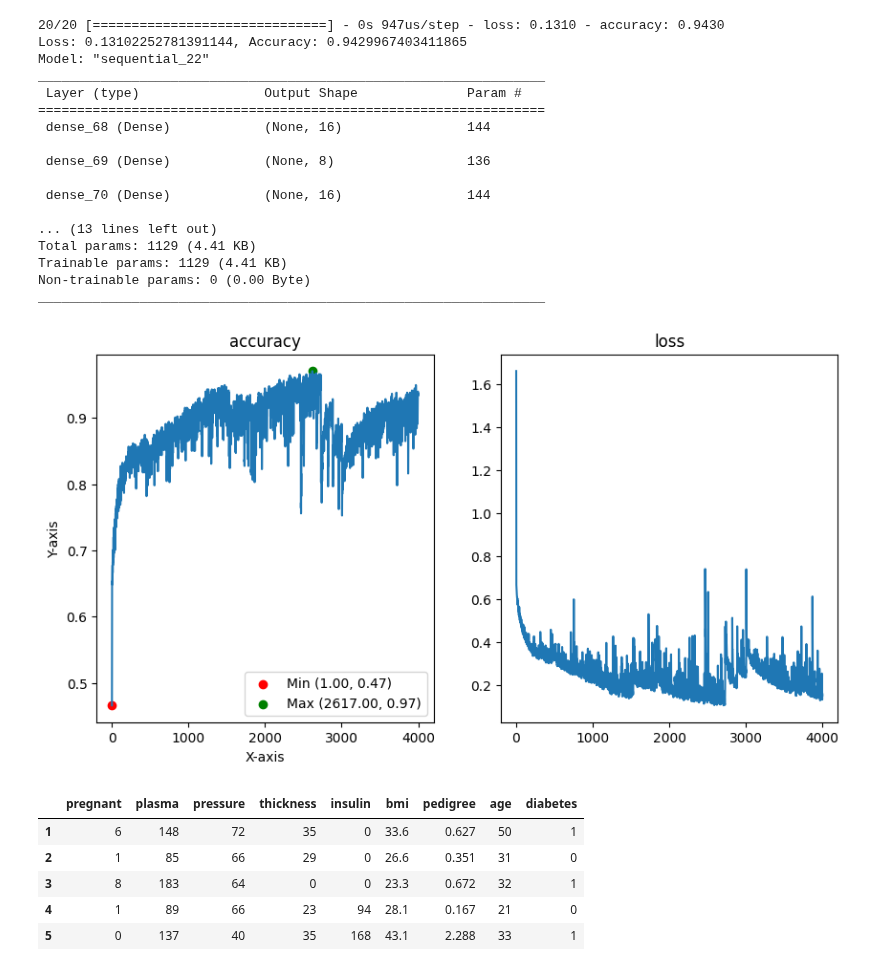
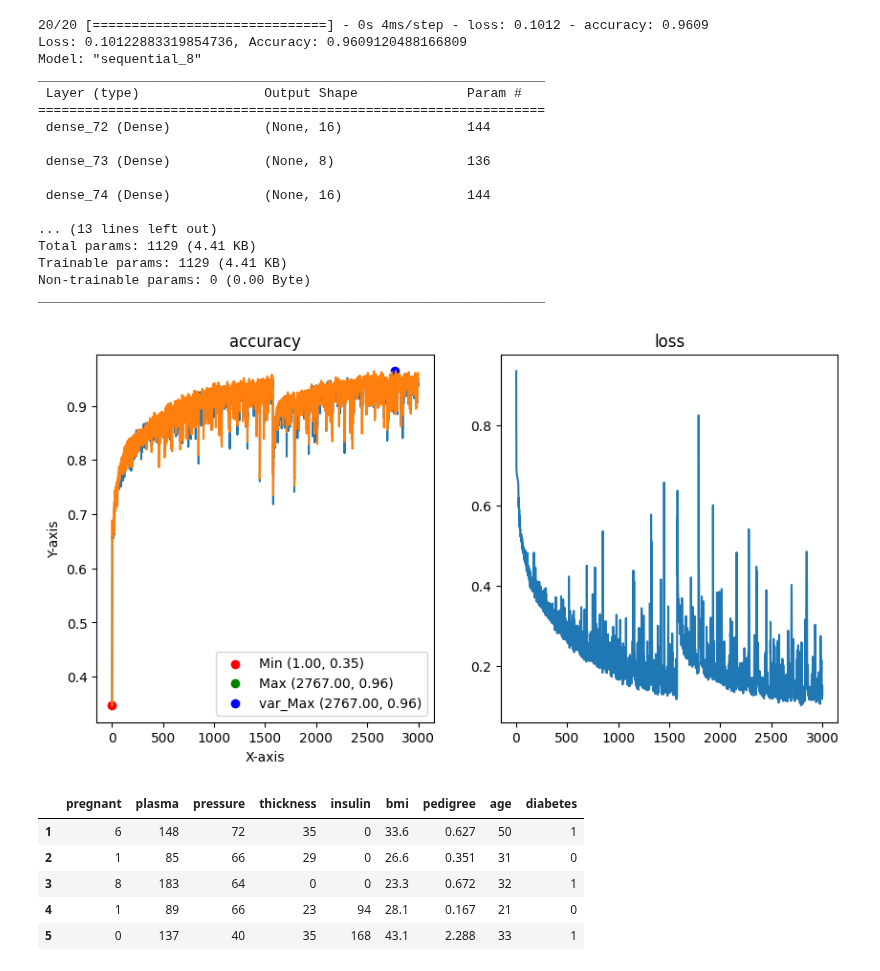
Before and after one commit to business-sixtick/exercise, a Jupyter notebook: deep_learning/tensor_ex3.ipynb, the cells around one changed output. Drawn from its saved outputs; the diff is of its cells as text; code cells hidden in the pictures.

```diff
--- a/deep_learning/tensor_ex3.ipynb
+++ b/deep_learning/tensor_ex3.ipynb
@@ -45,18 +45,21 @@ model.compile(optimizer='adam', loss='binary_crossentropy', metrics=['accuracy']
 
 epochs = range(1,3001)
 accuracy_arr = []
+val_accuracy_arr = []
 loss_arr = []
 for epoch in epochs:
-    history = model.fit(x_train, y_train, epochs=1, verbose=1)
+    history = model.fit(x_train, y_train, epochs=1, verbose=1, validation_data=(x_train, y_train))
+    # history = model.fit(x_train, y_train, epochs=1, verbose=1, shuffle=True, validation_split=0.2)
     # 가중치와 편향 출력
     weights, biases = model.layers[0].get_weights()
     clear_output(wait=True) # clear_screen()
     print("에포크 (epoch):\n", epoch)
-    print("편향 (Biases):\n", biases)
-    print("가중치 (Weights):\n", weights)
+    # print("편향 (Biases):\n", biases)
+    # print("가중치 (Weights):\n", weights)
 
     accuracy = history.history['accuracy'][0]
     accuracy_arr.append(accuracy)
+    val_accuracy_arr.append(history.history['val_accuracy'][0])
     loss_arr.append(history.history['loss'])
     print("정확도 (Biases):\n", accuracy)
     if accuracy == 1.0 and epochs > 10 :
@@ -76,43 +79,46 @@ fig, (ax1, ax2) = plt.subplots(1, 2, figsize=(10, 5))  # 1행 2열의 서브플
 min_y, max_y = min(accuracy_arr), max(accuracy_arr)
 min_x = epochs[np.argmin(accuracy_arr)]
 max_x = epochs[np.argmax(accuracy_arr)]
+max_val_y = max(val_accuracy_arr)
 
 # 최소값과 최대값을 그래프에 표시
 ax1.scatter(min_x, min_y, color='red', label=f'Min ({min_x:.2f}, {min_y:.2f})')
 ax1.scatter(max_x, max_y, color='green', label=f'Max ({max_x:.2f}, {max_y:.2f})')
+ax1.scatter(max_x, max_val_y, color='blue', label=f'var_Max ({max_x:.2f}, {max_y:.2f})')
 
 # 레이블 및 범례 추가
 ax1.set_xlabel('X-axis')
 ax1.set_ylabel('Y-axis')
 ax1.legend()
 
 # 첫 번째 서브플롯 (왼쪽)
 ax1.plot(epochs, accuracy_arr)
+ax1.plot(epochs, val_accuracy_arr)
 ax1.set_title("accuracy")
 
 # 두 번째 서브플롯 (오른쪽)
 ax2.plot(epochs, loss_arr)
 ax2.set_title("loss")
 plt.show()
 # %% [output]
-20/20 [==============================] - 0s 947us/step - loss: 0.1310 - accuracy: 0.9430
-Loss: 0.13102252781391144, Accuracy: 0.9429967403411865
-Model: "sequential_22"
+20/20 [==============================] - 0s 4ms/step - loss: 0.1012 - accuracy: 0.9609
+Loss: 0.10122883319854736, Accuracy: 0.9609120488166809
+Model: "sequential_8"
 _________________________________________________________________
  Layer (type)                Output Shape              Param #
 =================================================================
- dense_68 (Dense)            (None, 16)                144
+ dense_72 (Dense)            (None, 16)                144
 
- dense_69 (Dense)            (None, 8)                 136
+ dense_73 (Dense)            (None, 8)                 136
 
- dense_70 (Dense)            (None, 16)                144
+ dense_74 (Dense)            (None, 16)                144
 
 ... (13 lines left out)
 Total params: 1129 (4.41 KB)
 Trainable params: 1129 (4.41 KB)
 Non-trainable params: 0 (0.00 Byte)
 _________________________________________________________________
-[figure, old version]
+[figure, new version]
 # %%
 df # 768 * 9   diabetes 8
 df.isna().sum()
```
Also changed, not shown: parts of 1 cell of this notebook, 17 other files.
